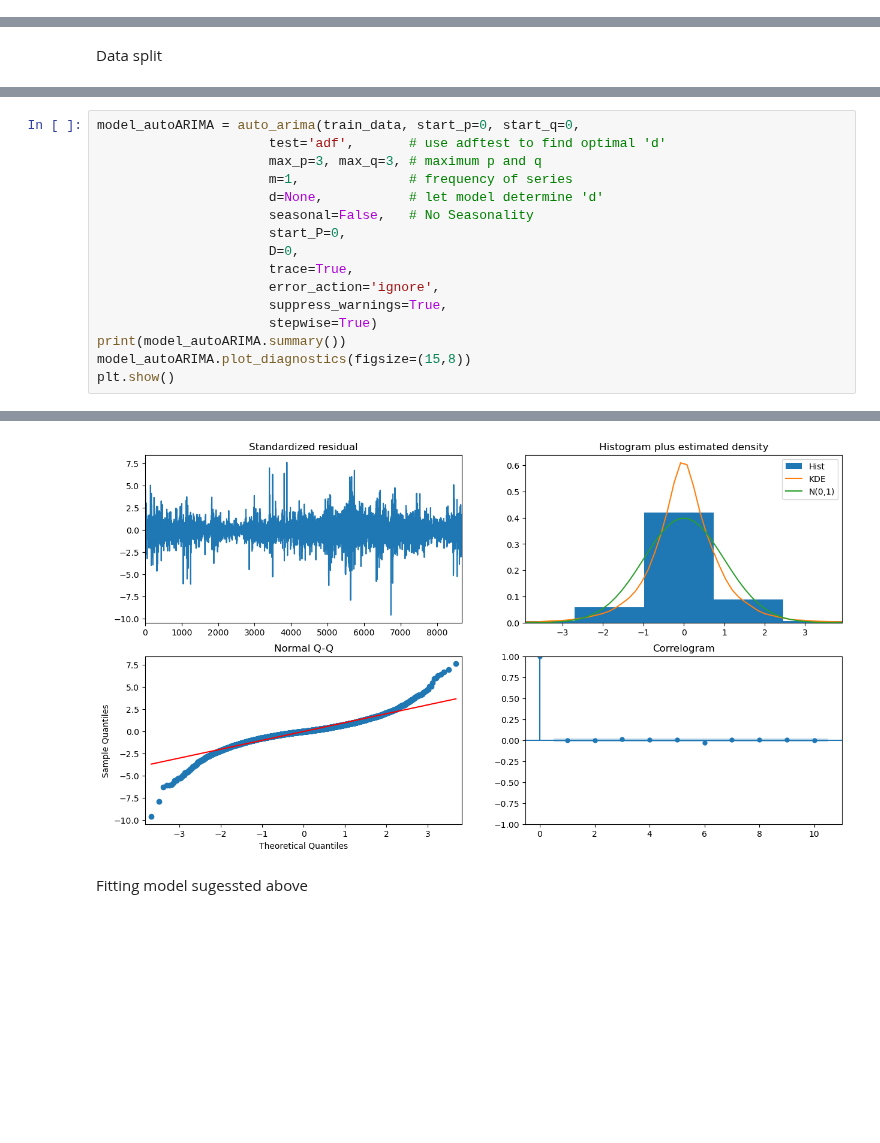
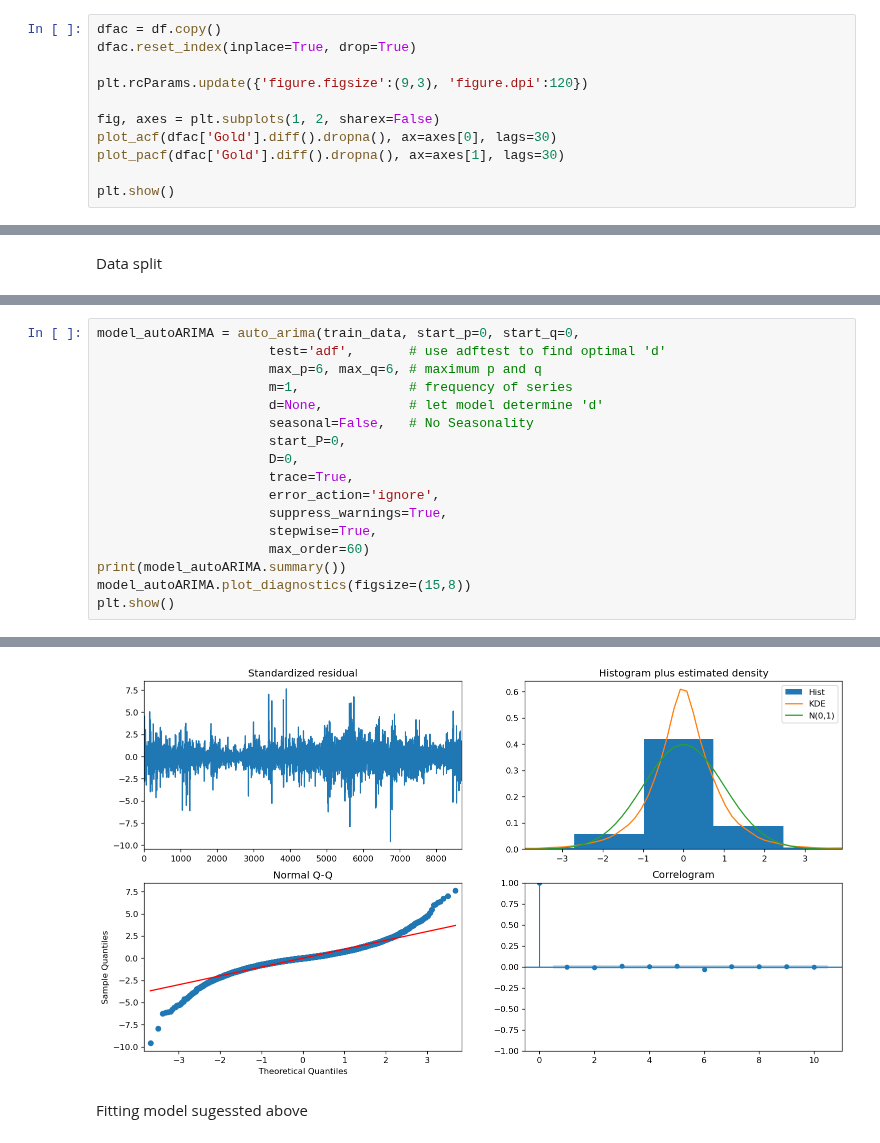
Before and after one commit to maxbranting/gold-forecast, a Jupyter notebook: Models/Price/ARIMA.ipynb, the cells around one changed output, grey strips where cells are left out. Cells and saved outputs as stored; diff of their text form; blank space fills up the shorter version.

```diff
--- a/Models/Price/ARIMA.ipynb
+++ b/Models/Price/ARIMA.ipynb
@@ -32,3 +40,14 @@ df.Gold.plot(kind='kde')
 # %% [output]
 <AxesSubplot:ylabel='Density'>
 [figure]
+# %%
+dfac = df.copy()
+dfac.reset_index(inplace=True, drop=True)
+
+plt.rcParams.update({'figure.figsize':(9,3), 'figure.dpi':120})
+
+fig, axes = plt.subplots(1, 2, sharex=False)
+plot_acf(dfac['Gold'].diff().dropna(), ax=axes[0], lags=30)
+plot_pacf(dfac['Gold'].diff().dropna(), ax=axes[1], lags=30)
+
+plt.show()
@@ -108,7 +129,7 @@ plt.legend()
 # %%
 model_autoARIMA = auto_arima(train_data, start_p=0, start_q=0,
                       test='adf',       # use adftest to find optimal 'd'
-                      max_p=3, max_q=3, # maximum p and q
+                      max_p=6, max_q=6, # maximum p and q
                       m=1,              # frequency of series
                       d=None,           # let model determine 'd'
                       seasonal=False,   # No Seasonality
@@ -117,7 +138,8 @@ model_autoARIMA = auto_arima(train_data, start_p=0, start_q=0,
                       trace=True,
                       error_action='ignore',
                       suppress_warnings=True,
-                      stepwise=True)
+                      stepwise=True,
+                      max_order=60)
 print(model_autoARIMA.summary())
 model_autoARIMA.plot_diagnostics(figsize=(15,8))
 plt.show()
@@ -138,8 +160,8 @@ Total fit time: 24.653 seconds
 ===================================================================================
 
 Warnings:
 [1] Covariance matrix calculated using the outer product of gradients (complex-step).
-[figure, old version]
+[figure, new version]
 # %% [markdown]
 Fitting  model sugessted above
 # %%
```
Also changed, not shown: parts of 9 cells of this notebook.
